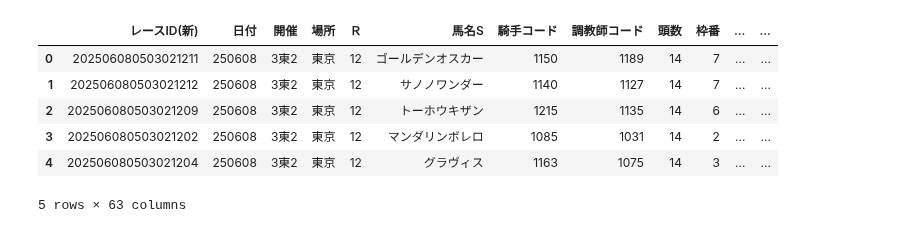
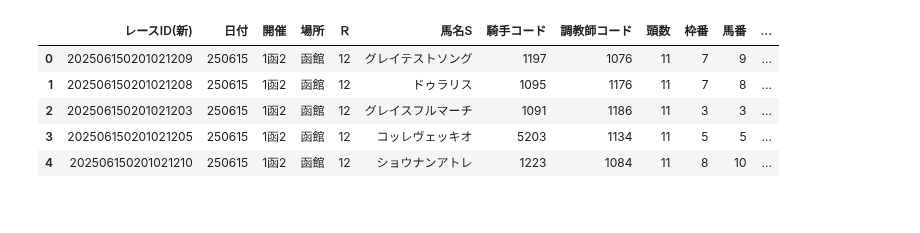
Before and after one commit to NaganagaKen/HORSE_RACING, a Jupyter notebook: Notebook/test.ipynb, the cells around one changed output. Drawn from its saved outputs; the diff is of its cells as text; code cells hidden in the pictures.

```diff
--- a/Notebook/test.ipynb
+++ b/Notebook/test.ipynb
@@ -3,11 +3,15 @@ import pandas as pd
 import numpy as np
 from pathlib import Path
 import sys
+import matplotlib.pyplot as plt
+import seaborn as sns
 
 module_path = (Path().resolve().parent/ "Modules")
 sys.path.append(str(module_path))
 
-import my_modules, model_tuner # 自作モジュール
+pd.set_option("display.max_columns", None)
+
+import my_modules, model_tuner, features # 自作モジュール
 # %%
 def preprocessing(df_to_copy):
     df = df_to_copy.copy()
@@ -392,13 +91,13 @@ def grouped_winning_rate(df_to_copy, feature_col_to_copy, cols):
 # %%
-df = pd.read_csv("../Data/train_data_JV.csv", encoding="shift-jis")
+df = pd.read_csv("../Data/train_data_tmp.csv", encoding="shift-jis")
+odds_df = pd.read_csv("Time_Series_Odds_win_odds.csv", encoding="shift-jis")
 df.head()
 # %% [output]
-|  | レースID(新) | 日付 | 開催 | 場所 | Ｒ | 馬名S | 騎手コード | 調教師コード | 頭数 | 枠番 | ... | ... |
-| 0 | 202506080503021211 | 250608 | 3東2 | 東京 | 12 | ゴールデンオスカー | 1150 | 1189 | 14 | 7 | ... | ... |
-| 1 | 202506080503021212 | 250608 | 3東2 | 東京 | 12 | サノノワンダー | 1140 | 1127 | 14 | 7 | ... | ... |
-| 2 | 202506080503021209 | 250608 | 3東2 | 東京 | 12 | トーホウキザン | 1215 | 1135 | 14 | 6 | ... | ... |
-| 3 | 202506080503021202 | 250608 | 3東2 | 東京 | 12 | マンダリンボレロ | 1085 | 1031 | 14 | 2 | ... | ... |
-| 4 | 202506080503021204 | 250608 | 3東2 | 東京 | 12 | グラヴィス | 1163 | 1075 | 14 | 3 | ... | ... |
+|  | レースID(新) | 日付 | 開催 | 場所 | Ｒ | 馬名S | 騎手コード | 調教師コード | 頭数 | 枠番 | 馬番 | ... |
+| 0 | 202506150201021209 | 250615 | 1函2 | 函館 | 12 | グレイテストソング | 1197 | 1076 | 11 | 7 | 9 | ... |
+| 1 | 202506150201021208 | 250615 | 1函2 | 函館 | 12 | ドゥラリス | 1095 | 1176 | 11 | 7 | 8 | ... |
+| 2 | 202506150201021203 | 250615 | 1函2 | 函館 | 12 | グレイスフルマーチ | 1091 | 1186 | 11 | 3 | 3 | ... |
+| 3 | 202506150201021205 | 250615 | 1函2 | 函館 | 12 | コッレヴェッキオ | 5203 | 1134 | 11 | 5 | 5 | ... |
+| 4 | 202506150201021210 | 250615 | 1函2 | 函館 | 12 | ショウナンアトレ | 1223 | 1084 | 11 | 8 | 10 | ... |
-5 rows × 63 columns
 # %%
 df = preprocessing(df)
```
Also changed, not shown: parts of 16 cells of this notebook, 4 other files.
